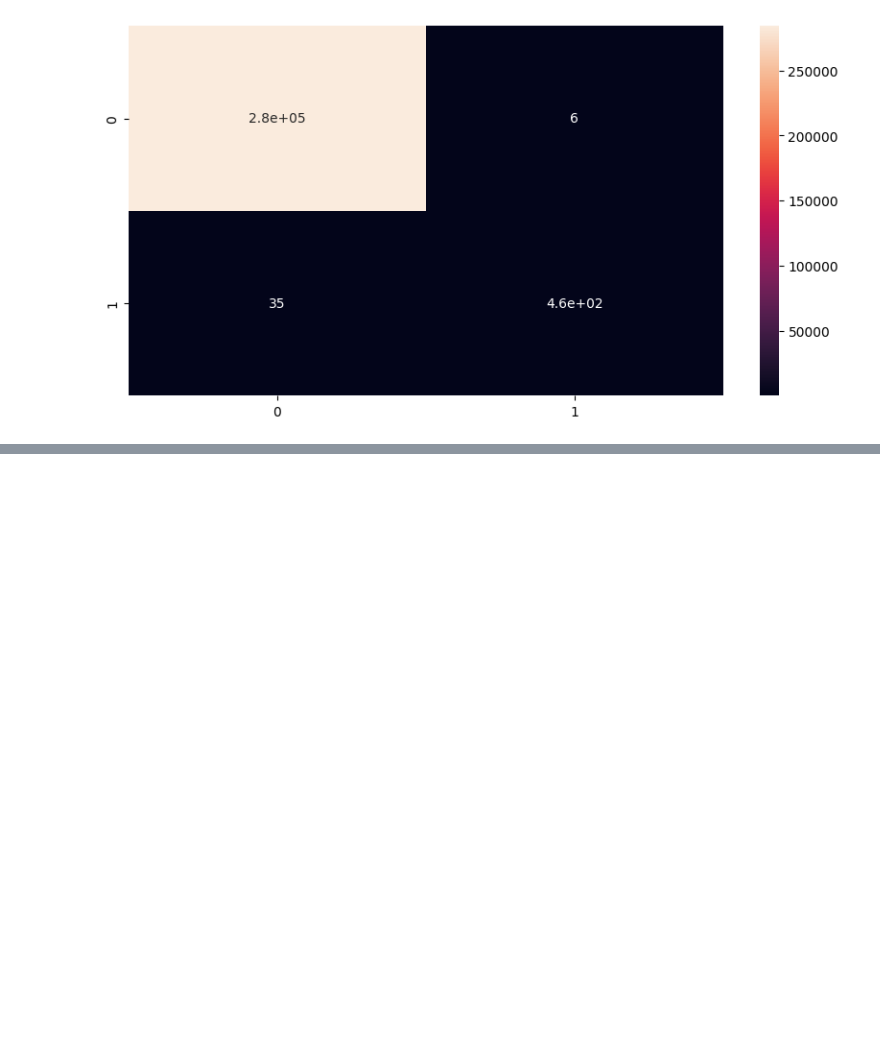
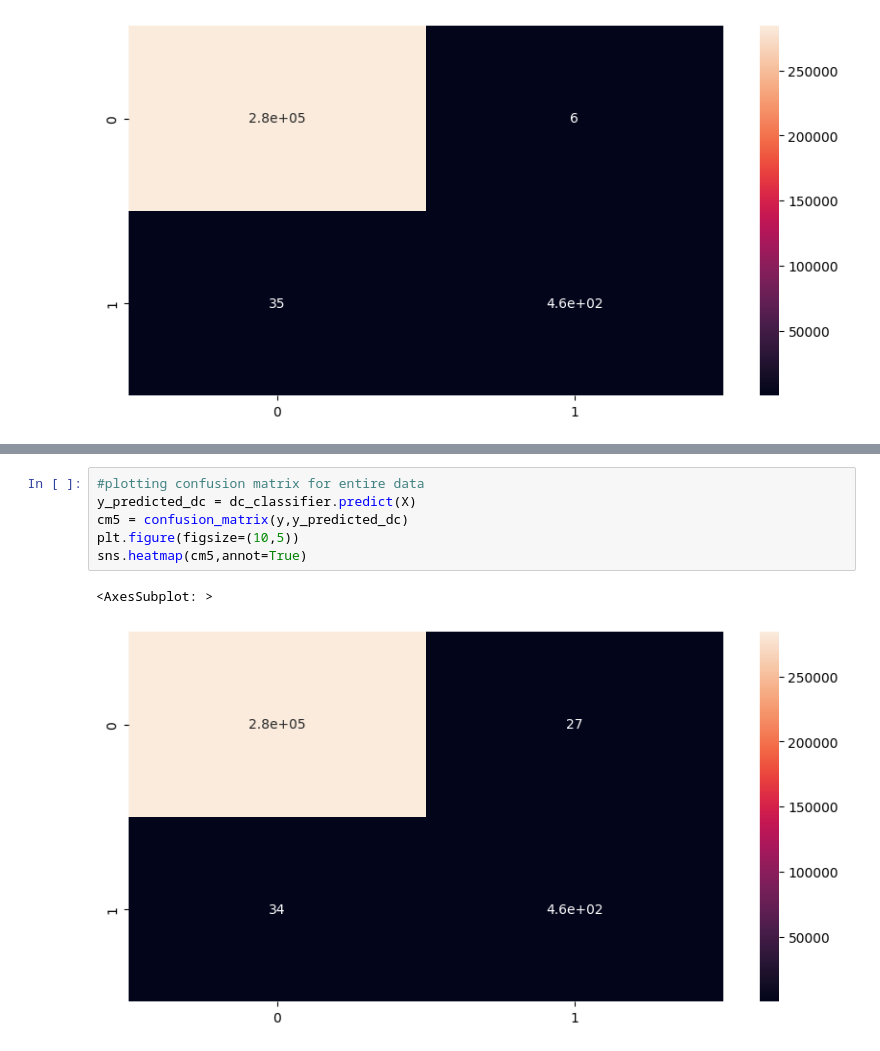
Before and after one commit to Devansh-Gupta-Official/creditcard-fraud-detection, a Jupyter notebook: fraud_detection.ipynb, the cells around one changed output, grey strips where cells are left out. Cells and saved outputs as stored; diff of their text form; blank space fills up the shorter version.

```diff
--- a/fraud_detection.ipynb
+++ b/fraud_detection.ipynb
@@ -205,0 +228,9 @@ sns.heatmap(cm3,annot=True)
+# %%
+#plotting confusion matrix for entire data
+y_predicted_dc = dc_classifier.predict(X)
+cm5 = confusion_matrix(y,y_predicted_dc)
+plt.figure(figsize=(10,5))
+sns.heatmap(cm5,annot=True)
+# %% [output]
+<AxesSubplot: >
+[figure, added]
```
Also changed, not shown: parts of 5 cells of this notebook.
